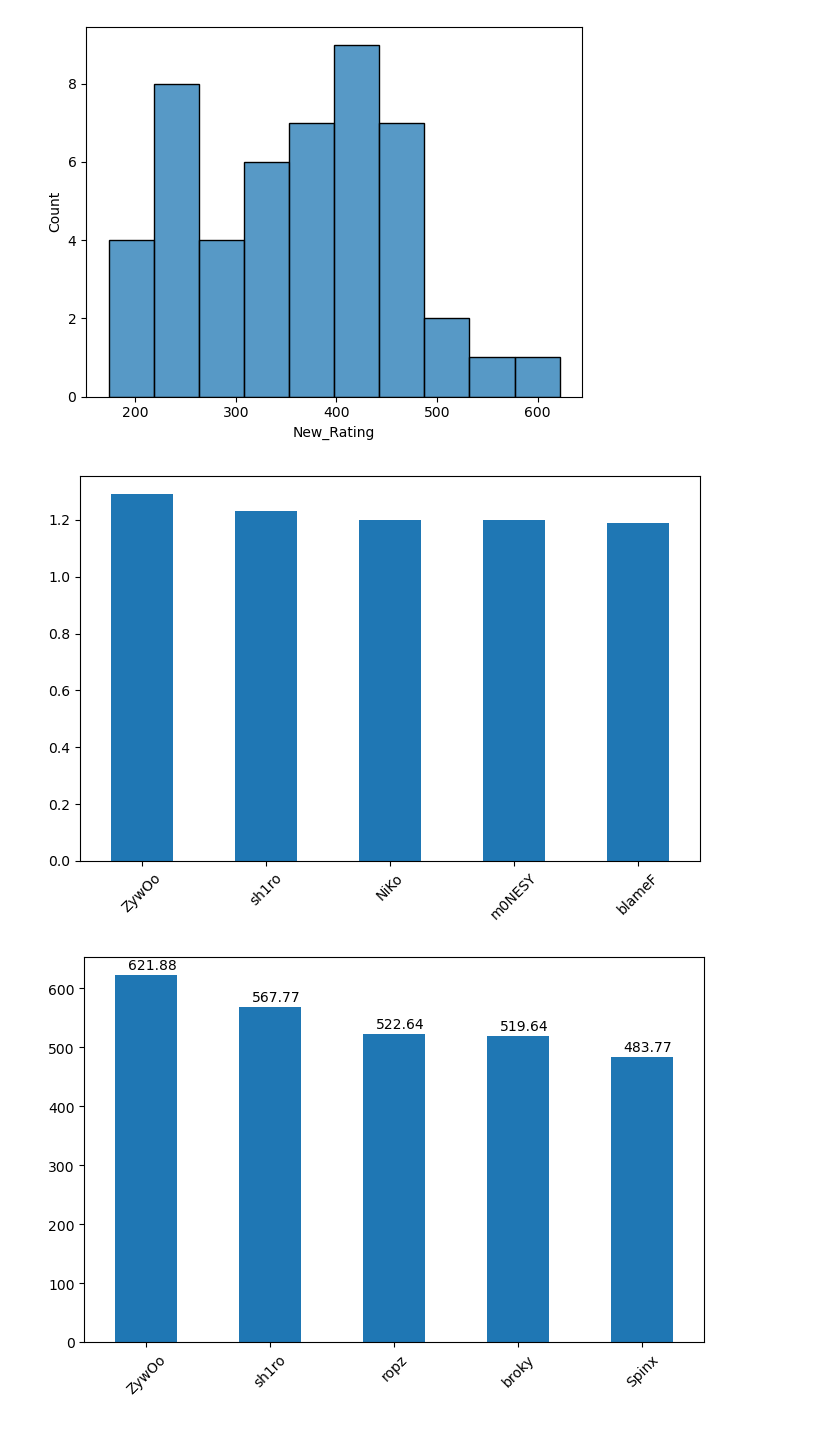
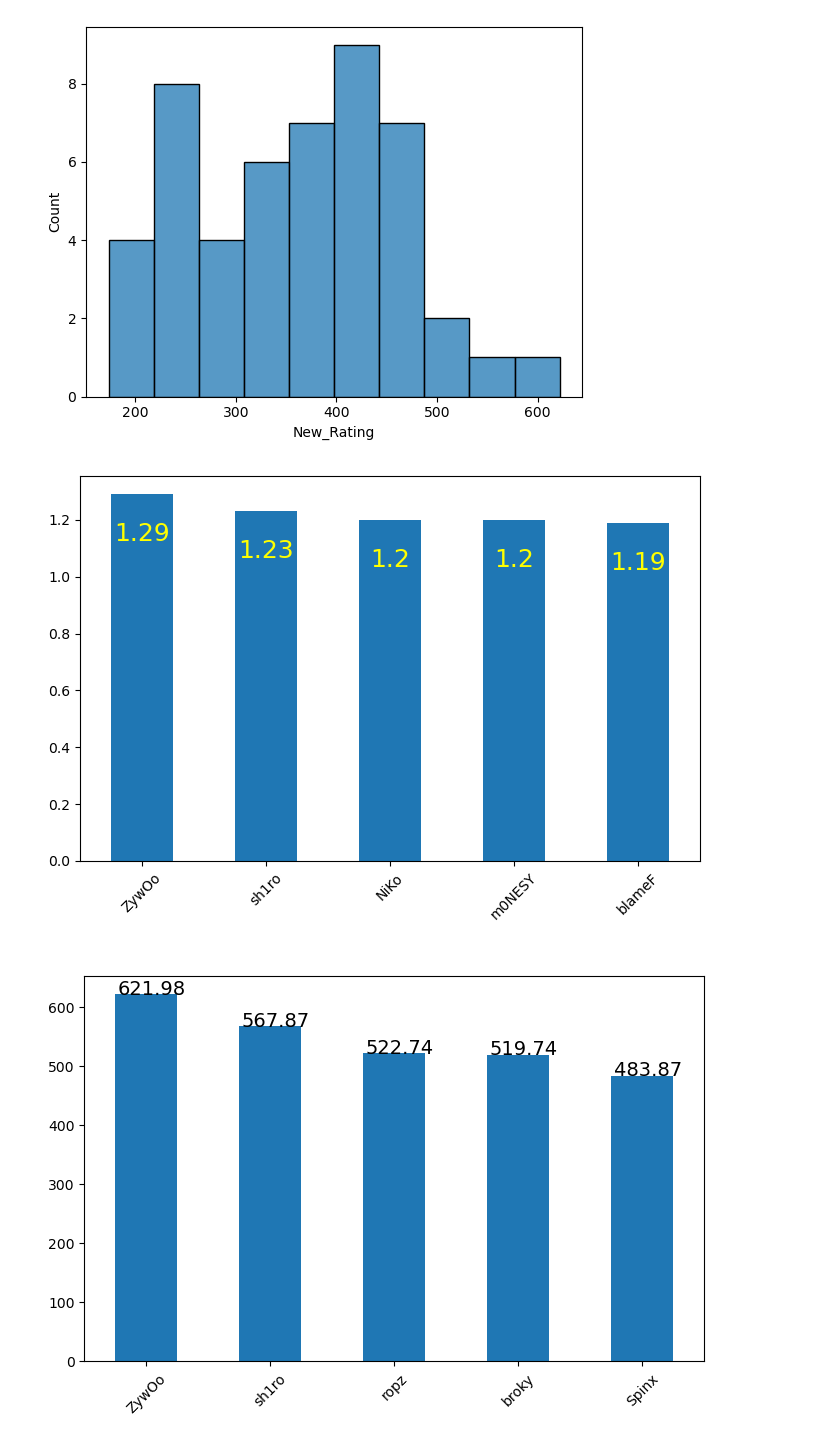
Before and after one commit to Yusuf5001/DA-with-Python, a Jupyter notebook: CS Top 50.ipynb, the cells around one changed output. Saved outputs shown, nothing was run; the diff lists cells and outputs as text; code cells hidden in the pictures.

Commit message:
chart

```diff
--- a/CS Top 50.ipynb
+++ b/CS Top 50.ipynb
@@ -155,24 +155,23 @@ plt.show()
 # %%
 fig, ax = plt.subplots(figsize=(8, 5))
 
-df["Rating2.0"].sort_values(ascending=False)[:5].plot(kind='bar', ax=ax)
+ax = df["Rating2.0"].sort_values(ascending=False)[:5].plot(kind='bar', ax=ax)
 ax.set_xticklabels(df.sort_values(by="Rating2.0", ascending=False)["Player"][:5], rotation=45)
 
 for p in ax.patches:
-    ax.annotate((p.get_height()), (p.get_x()+0.1, p.get_height()+10));
+     ax.annotate(f'\n{p.get_height()}', (p.get_x()+0.25, p.get_height()), ha='center', va='top', color='yellow', size=18)
 plt.show()
 # %% [output]
-[figure, old version]
+[figure, new version]
 # %%
 fig, ax = plt.subplots(figsize=(8, 5))
 
 df["New_Rating"].sort_values(ascending=False)[:5].plot(kind='bar', ax=ax)
 ax.set_xticklabels(df.sort_values(by="New_Rating", ascending=False)["Player"][:5], rotation=45)
 
 
 for p in ax.patches:
-    ax.annotate((p.get_height()), (p.get_x()+0.1, p.get_height()+10));
-
+     ax.annotate(f'\n{p.get_height()+0.1}', (p.get_x()+0.02, p.get_height()), size=14)
 plt.show()
 # %% [output]
-[figure, old version]
+[figure, new version]
```
Also changed, not shown: parts of 2 cells of this notebook.
